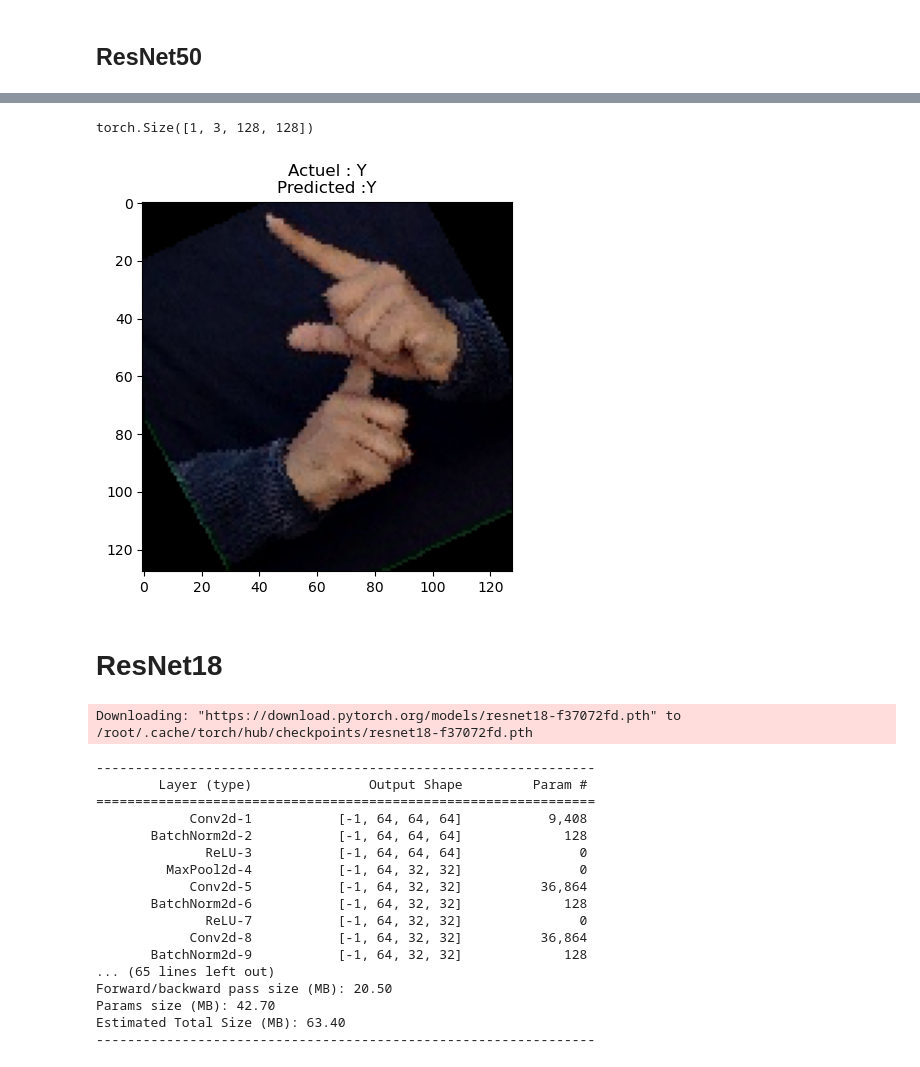
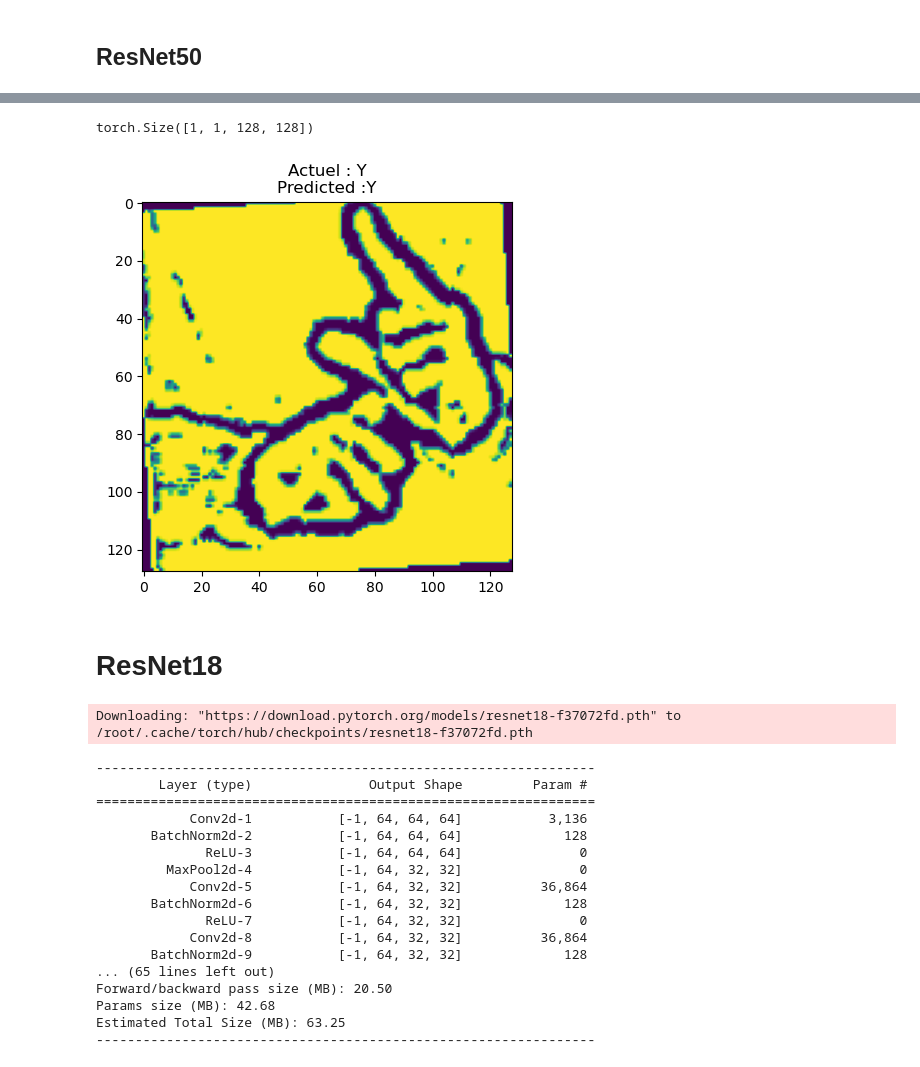
Before and after one commit to PawanKrGunjan/Deep-Learning, a Jupyter notebook: Sign Languages/Sign-languages.ipynb, the cells around one changed output, grey strips where cells are left out. Drawn from its saved outputs; the diff is of its cells as text; code cells hidden in the pictures.

Commit message:
Kaggle Notebook | Sign Languages | Version 3

```diff
--- a/Sign Languages/Sign-languages.ipynb
+++ b/Sign Languages/Sign-languages.ipynb
@@ -112,0 +114,24 @@ plt.show()
+# %%
+# Define the transforms to apply to the images
+Transforms = transforms.Compose([
+    Image_preprocessing(),
+    transforms.ToPILImage(),
+    # Random crop with zoom
+    transforms.RandomResizedCrop(size=128, scale=(0.8, 1.0), ratio=(0.8, 1.2)),
+    transforms.RandomHorizontalFlip(),
+    transforms.RandomRotation(degrees=7),   # Rotate the image randomly up to 30 degrees
+    transforms.RandomAffine(degrees=0, shear=7),   # Apply affine transformation with shear up to 30 degrees
+    transforms.ToTensor(),    # Convert the image to a tensor
+    transforms.Normalize(mean=[0.5],
+                         std=[0.5])  # Normalize the pixel values
+
+])
+
+# Check
+Path = '/kaggle/input/sign-language/Sign Language images/A/0.jpg'
+img =Image.open(Path)
+img_transformed = Transforms(img)
+img_transformed.shape
+
+plt.imshow(img_transformed.permute(1, 2, 0), cmap='gray')
+plt.show()
@@ -113,18 +140,6 @@ plt.show()
 # %%
-# Define the transforms to apply to the images
-transforms = transforms.Compose([
-    transforms.Resize((128, 128)),  # Resize the image to 128x128 pixels
-    transforms.RandomHorizontalFlip(),
-    transforms.RandomRotation(degrees=30),   # Rotate the image randomly up to 30 degrees
-    transforms.RandomAffine(degrees=0, shear=45),   # Apply affine transformation with shear up to 30 degrees
-    transforms.ToTensor(),    # Convert the image to a tensor
-#     transforms.Normalize(mean=[0.5, 0.5, 0.5],
-#                          std=[0.5, 0.5, 0.5])  # Normalize the pixel values
-])
-
-
 # ImageFolder dataset for the full dataset
-full_dataset = datasets.ImageFolder(Image_dirs, transform=transforms)
+full_dataset = datasets.ImageFolder(Image_dirs, transform=Transforms)
 
 # Split the dataset into training and testing sets
 train_size = int(0.75 * len(full_dataset))
@@ -583,30 +625,32 @@ ResNet(
 # %%
 img_path = '/kaggle/input/sign-language/Sign Language images/Y/23.jpg'
 img = Image.open(img_path)
 # Apply the transform to the image
-img = transforms(img)
+img = Transforms(img)
 plt.imshow(img.permute(1, 2, 0))
 img = img.to(device).unsqueeze(0)  # add batch dimension
 print(img.shape)
 
 # Pass the transformed image to the model
 output = Resnet(img)
 Max_val, label =torch.max(output.data, 1)
 # Reverse the dictionary
 Labels_index = {value: key for key, value in full_dataset.class_to_idx.items()}
 
 plt.title('Actuel : {}\nPredicted :{}'.format(img_path.split('/')[-2],
                                        Labels_index[label.item()]))
 plt.show()
 # %% [output]
-torch.Size([1, 3, 128, 128])
+torch.Size([1, 1, 128, 128])
-[figure, old version]
+[figure, new version]
 # %% [markdown]
 # ResNet18
 # %%
 # Use the ResNet-18 model
 Resnet18 = models.resnet18(pretrained=True)
 
+# Modify the first layer to accept a 1-channel input
+Resnet18.conv1 = nn.Conv2d(1, 64, kernel_size=7, stride=2, padding=3, bias=False)
 # Replace the last fully connected layer with a new layer with the number of classes in the dataset
 num_classes = 35
 Resnet18.fc = nn.Linear(512, num_classes)
@@ -618,13 +662,13 @@ optimizer = optim.Adam(Resnet18.parameters(), lr=0.001)
 # Set the device to use
 device = torch.device("cuda:0" if torch.cuda.is_available() else "cpu")
 Resnet18 = Resnet18.to(device)
-summary(Resnet18,(3,128,128))
+summary(Resnet18,(1,128,128))
 # %% [output]
 Downloading: "https://download.pytorch.org/models/resnet18-f37072fd.pth" to /root/.cache/torch/hub/checkpoints/resnet18-f37072fd.pth
 ----------------------------------------------------------------
         Layer (type)               Output Shape         Param #
 ================================================================
-            Conv2d-1           [-1, 64, 64, 64]           9,408
+            Conv2d-1           [-1, 64, 64, 64]           3,136
        BatchNorm2d-2           [-1, 64, 64, 64]             128
               ReLU-3           [-1, 64, 64, 64]               0
          MaxPool2d-4           [-1, 64, 32, 32]               0
@@ -635,8 +679,8 @@ Downloading: "https://download.pytorch.org/models/resnet18-f37072fd.pth" to /roo
        BatchNorm2d-9           [-1, 64, 32, 32]             128
 ... (65 lines left out)
 Forward/backward pass size (MB): 20.50
-Params size (MB): 42.70
-Estimated Total Size (MB): 63.40
+Params size (MB): 42.68
+Estimated Total Size (MB): 63.25
 ----------------------------------------------------------------
 # %%
 # Train the model
```
Also changed, not shown: parts of 25 cells of this notebook.
